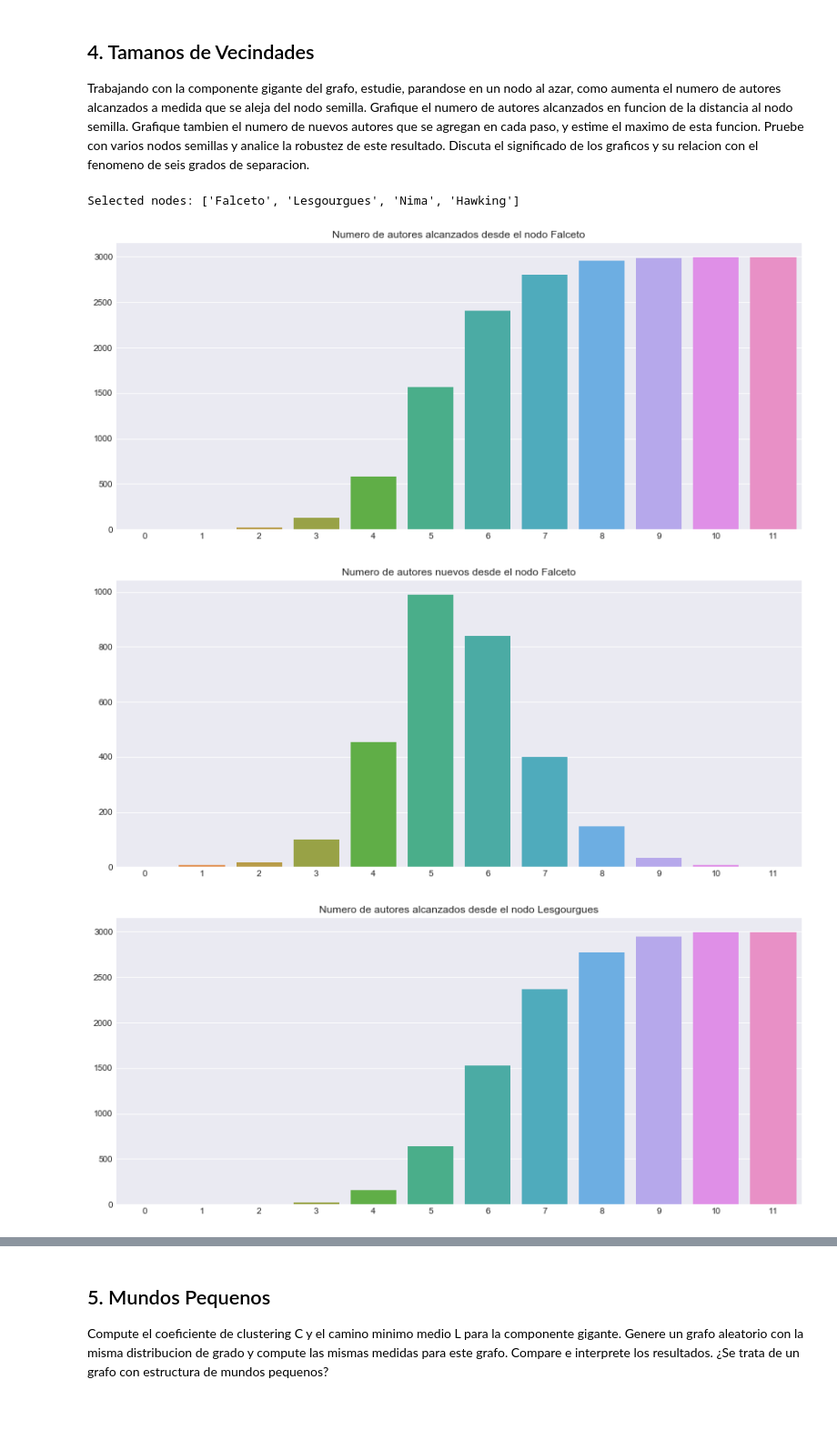
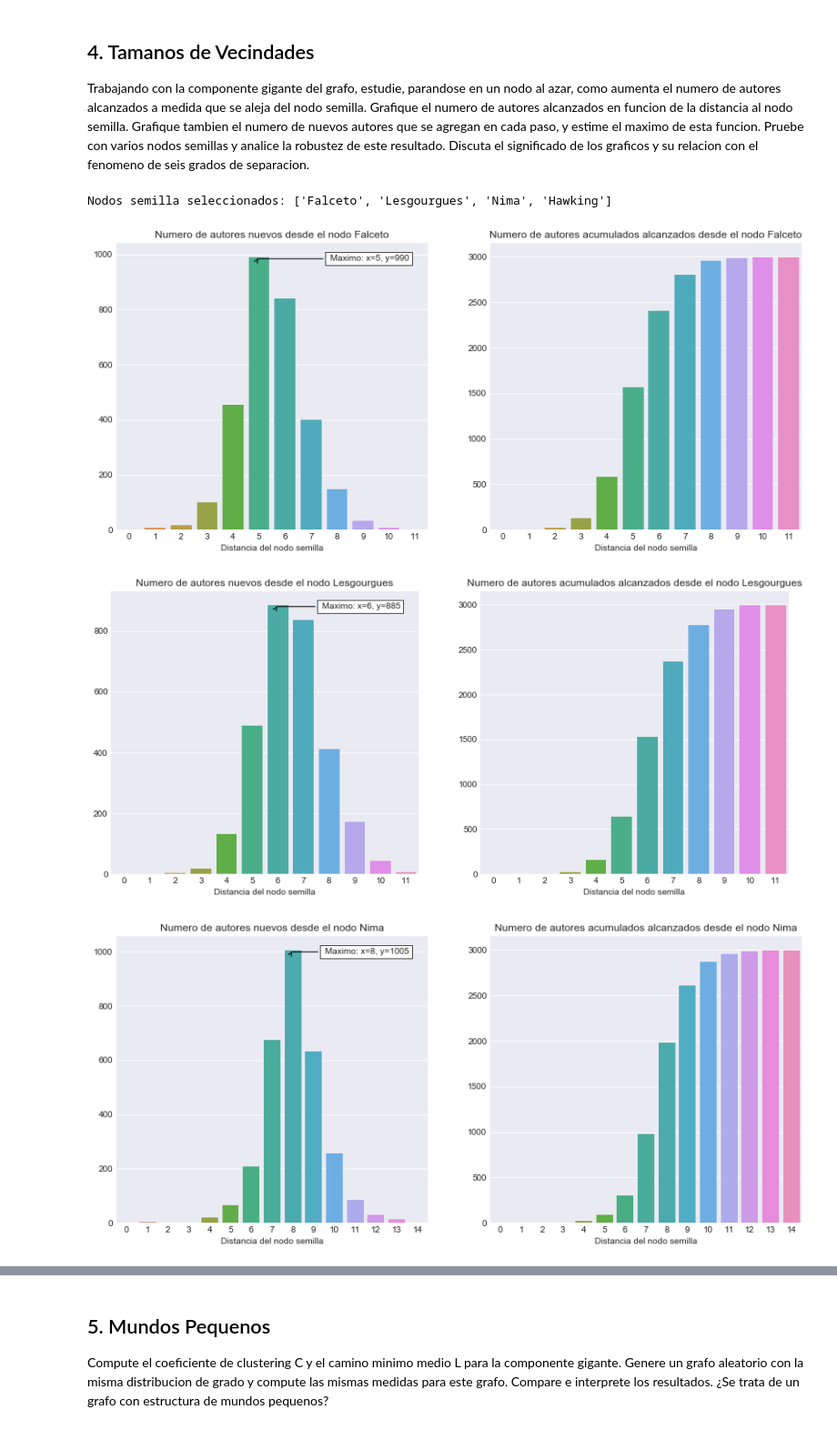
Before and after one commit to lucasputer/CienciaDeDatos, a Jupyter notebook: tp4/TP4.ipynb, the cells around one changed output, grey strips where cells are left out. Shown at 91% size. Cells and saved outputs as stored; diff of their text form; code cells hidden in the pictures.

```diff
--- a/tp4/TP4.ipynb
+++ b/tp4/TP4.ipynb
@@ -141,40 +141,53 @@ Trabajando con la componente gigante del grafo, estudie, parandose en un nodo al
 # %%
 # Definimos grafo componente gigante
 gig_comp_graph = coauthor_graph.subgraph(gig_comp)
 
 # Seleccionamos 3 nodos random usando random.org y le agregamos a Stephen Hawking
 selected_nodes = [list(gig_comp_graph.nodes())[i] for i in [182,202,1083]]
 selected_nodes.append("Hawking")
-print "Selected nodes: " + str(selected_nodes)
+print "Nodos semilla seleccionados: " + str(selected_nodes)
 
 def connected_evolution(G, node):
     nodes = {node}
     difference = [1]
     acum = [1]
     depth = 1
     while len(nodes) < len(G.nodes()):
         newnodes = set(nodes)
         for cur_node in nodes:
             newnodes.update(nx.neighbors(G, cur_node))
         acum.append(len(newnodes))
         difference.append(acum[depth]-acum[depth-1])
         depth = depth+1
         nodes = set(newnodes)
     return (acum, difference)
 
+def annot_max(x,y, ax):
+    xmax = x[np.argmax(y)]
+    ymax = np.amax(y)
+    text= " Maximo: x={0}, y={1}".format(xmax, ymax)
+    bbox_props = dict(boxstyle="square,pad=0.3", fc="w", ec="k", lw=0.72)
+    arrowprops=dict(arrowstyle="->",connectionstyle="angle,angleA=0,angleB=60")
+    kw = dict(xycoords='data',textcoords="axes fraction",
+              arrowprops=arrowprops, bbox=bbox_props, ha="right", va="top")
+    ax.annotate(text, xy=(xmax, ymax), xytext=(0.94,0.96), **kw)
+
 def plot_evolution(acum, difference, nodename):
-    ax = sns.barplot(range(0,len(acum)), y=acum)
-    plt.title("Numero de autores alcanzados desde el nodo " + nodename)
-    plt.show()
-    ax = sns.barplot(range(0,len(difference)), y=difference)
-    plt.title("Numero de autores nuevos desde el nodo " + nodename)
+    fig, (ax1, ax2) = plt.subplots(ncols=2)
+    sns.barplot(range(0,len(difference)), y=difference, ax=ax1)
+    ax1.set_title("Numero de autores nuevos desde el nodo " + nodename)
+    ax1.set_xlabel("Distancia del nodo semilla")
+    annot_max(range(0,len(difference)), difference, ax1)
+    sns.barplot(range(0,len(acum)), y=acum, ax=ax2)
+    ax2.set_xlabel("Distancia del nodo semilla")
+    ax2.set_title("Numero de autores acumulados alcanzados desde el nodo " + nodename)
     plt.show()
 
 for node in selected_nodes:
     (acum, difference) = connected_evolution(gig_comp_graph, node)
     plot_evolution(acum, difference, node)
 # %% [output]
-Selected nodes: ['Falceto', 'Lesgourgues', 'Nima', 'Hawking']
+Nodos semilla seleccionados: ['Falceto', 'Lesgourgues', 'Nima', 'Hawking']
-[figure, old version]
+[figure, new version]
-[figure, old version]
+[figure, new version]
-[figure, old version]
+[figure, new version]
```
Also changed, not shown: parts of 6 cells of this notebook.
